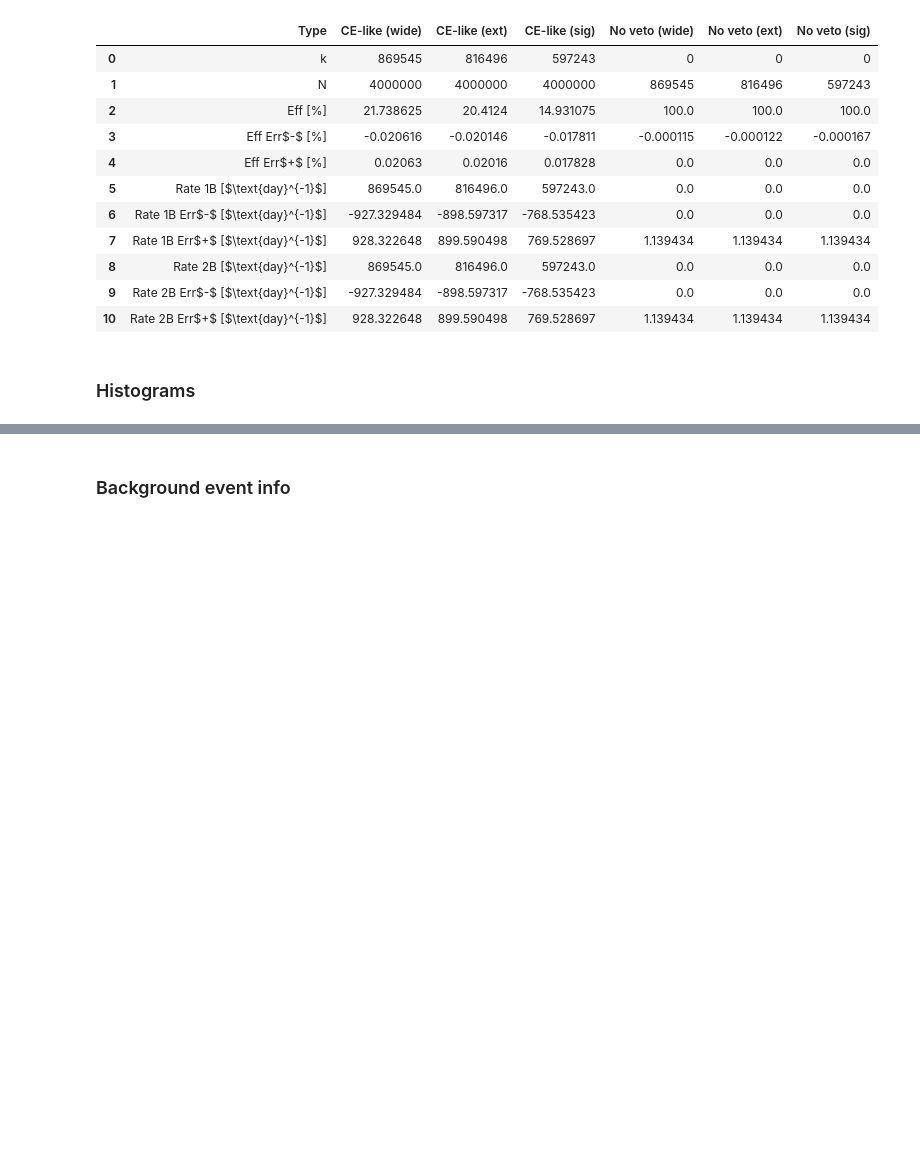
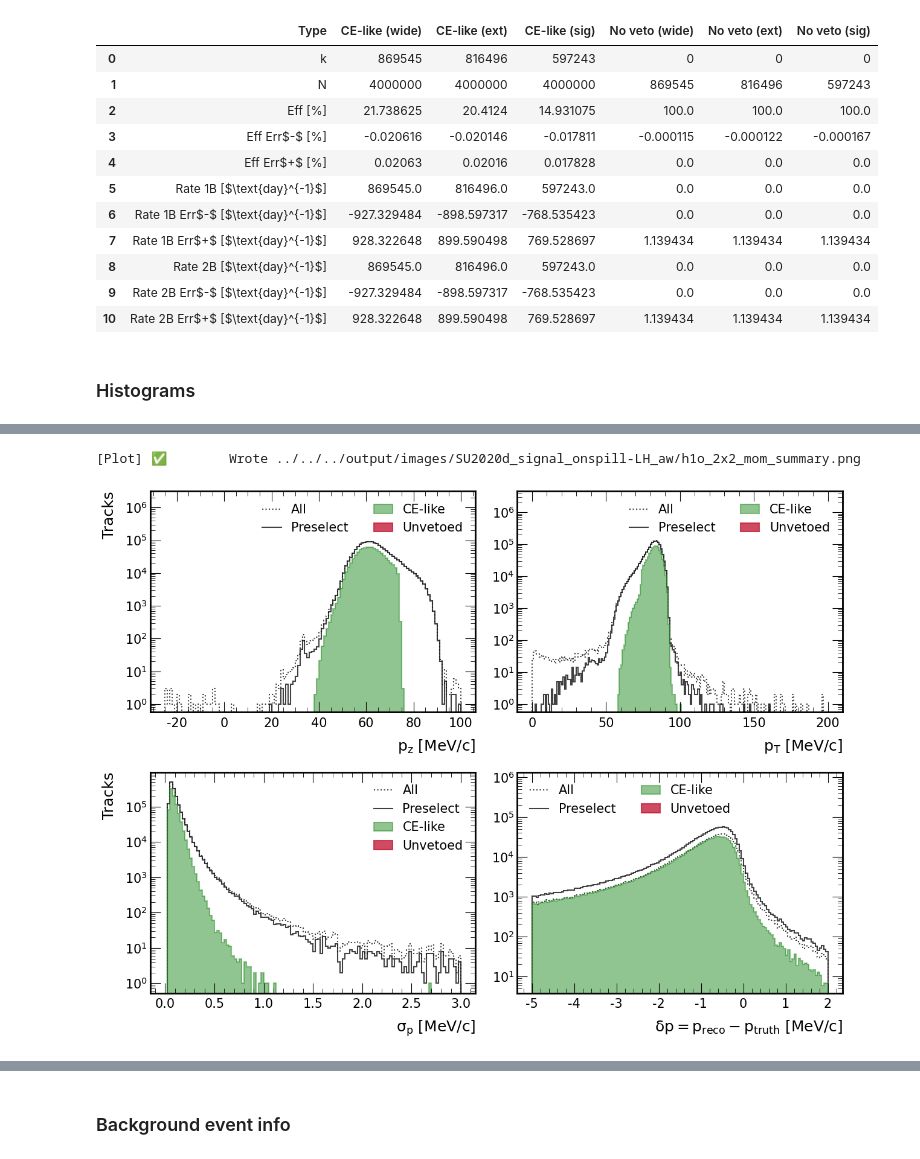
Before and after one commit to sam-grant/mu2e-cosmic, a Jupyter notebook: notebooks/ana/SU2020d/SU2020d_signal_onspill-LH_aw.ipynb, the cells around one changed output, grey strips where cells are left out. Drawn from its saved outputs; the diff is of its cells as text; code cells hidden in the pictures; blank space fills up the shorter version.

```diff
--- a/notebooks/ana/SU2020d/SU2020d_signal_onspill-LH_aw.ipynb
+++ b/notebooks/ana/SU2020d/SU2020d_signal_onspill-LH_aw.ipynb
@@ -96,2 +97,7 @@ draw.plot_summary(results["hists"], out_path=f"{img_dir}/h1o_3x3_summary.png")
+# %%
+draw.plot_mom_summary(results["hists"], out_path=f"{img_dir}/h1o_2x2_mom_summary.png")
+# %% [output]
+[Plot] ✅        Wrote ../../../output/images/SU2020d_signal_onspill-LH_aw/h1o_2x2_mom_summary.png
+[figure, added]
 # %%
 draw.plot_crv_z(results["hists"], out_path=f"{img_dir}/h1o_crv_z.png")
```
Also changed, not shown: parts of 7 cells of this notebook, 5 other files.
